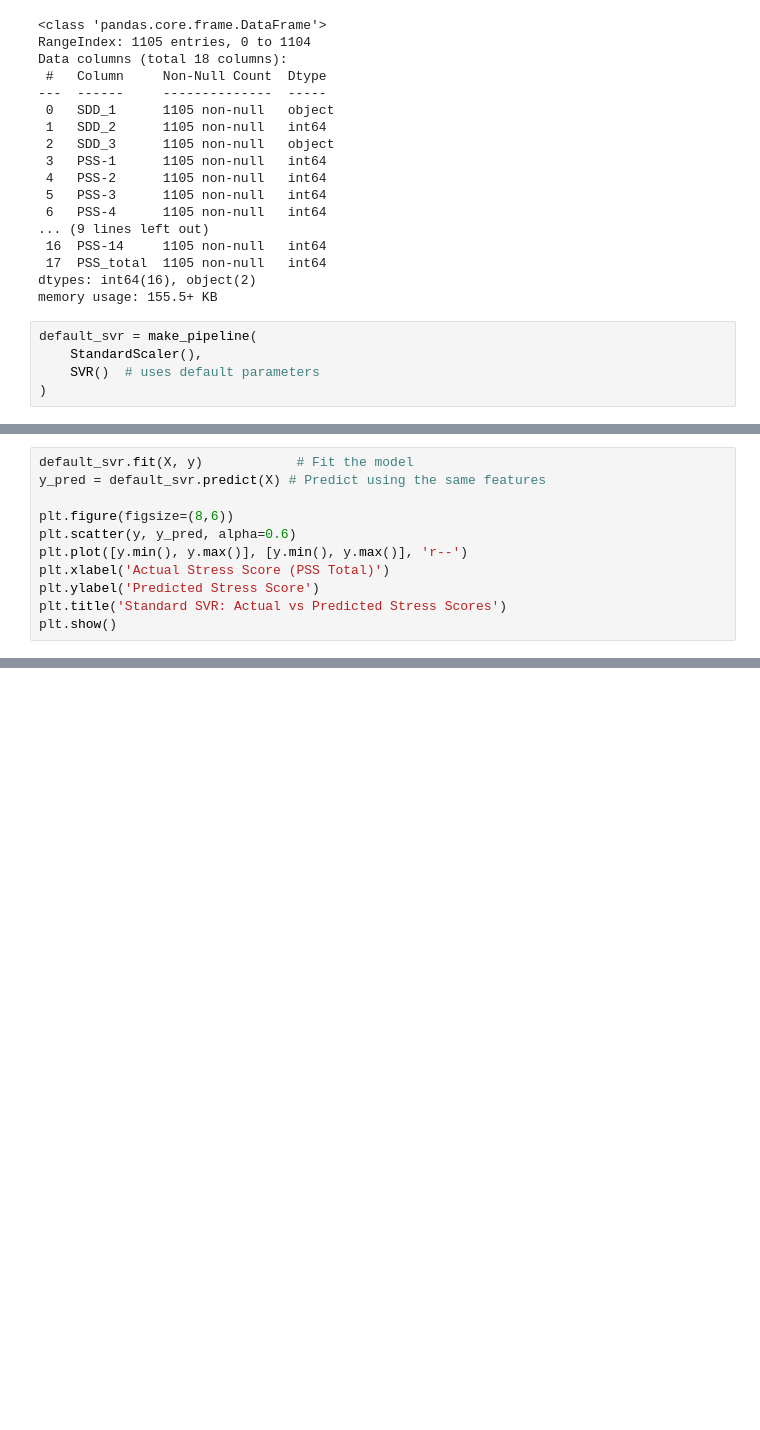
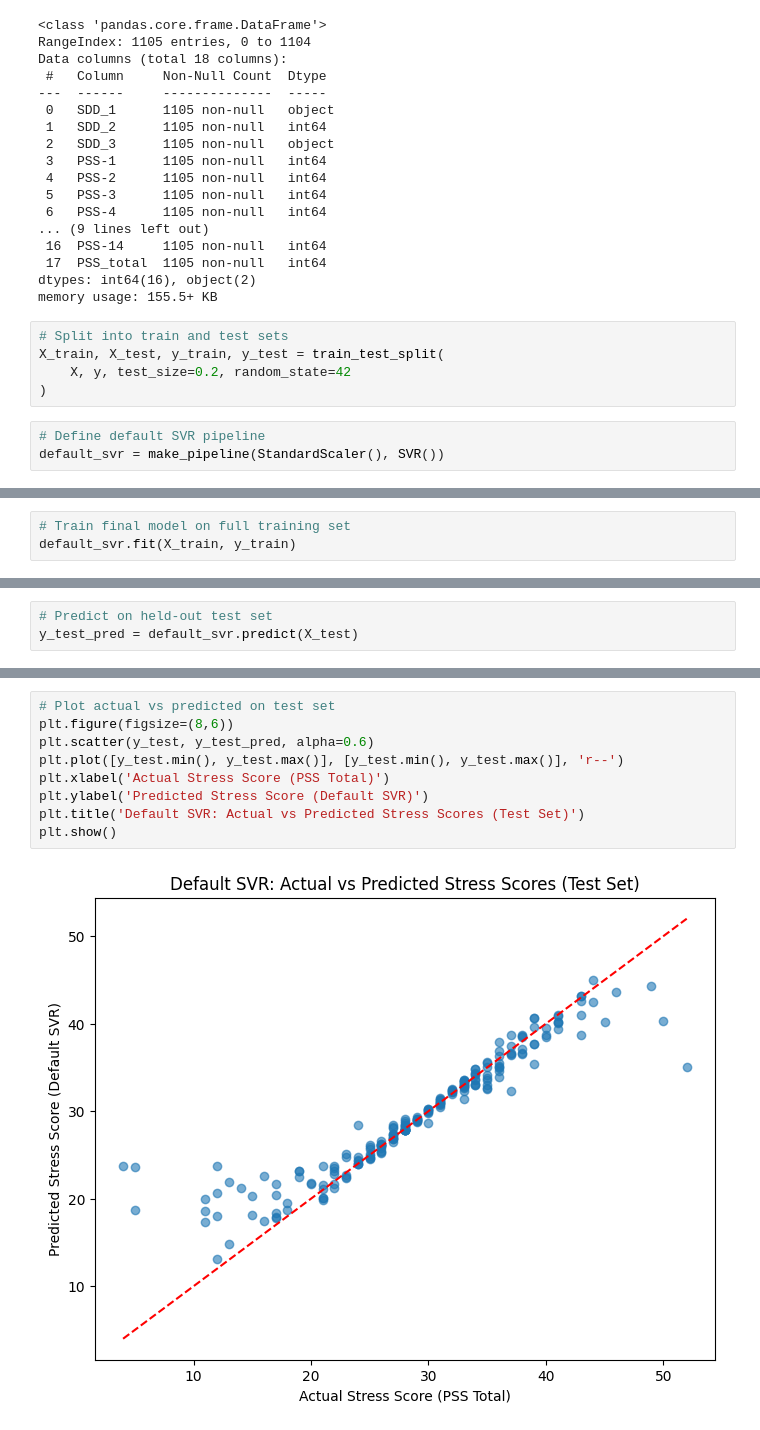
Before and after one commit to Alglenrey/STRESS-PREDICTION, a Jupyter notebook: Baseline Models/SVR.ipynb, the cells around one changed output, grey strips where cells are left out. Cells and saved outputs as stored; diff of their text form; blank space fills up the shorter version.

```diff
--- a/Baseline Models/SVR.ipynb
+++ b/Baseline Models/SVR.ipynb
@@ -68,9 +69,12 @@ Data columns (total 18 columns):
  17  PSS_total  1105 non-null   int64
 dtypes: int64(16), object(2)
 memory usage: 155.5+ KB
+# %%
+# Split into train and test sets
+X_train, X_test, y_train, y_test = train_test_split(
+    X, y, test_size=0.2, random_state=42
+)
 # %%
-default_svr = make_pipeline(
-    StandardScaler(),
-    SVR()  # uses default parameters
-)
+# Define default SVR pipeline
+default_svr = make_pipeline(StandardScaler(), SVR())
 # %%
@@ -92,12 +94,4 @@ Default SVR Average R^2: 0.8878506209791613
 # %%
-default_svr.fit(X, y)            # Fit the model
-y_pred = default_svr.predict(X) # Predict using the same features
-
-plt.figure(figsize=(8,6))
-plt.scatter(y, y_pred, alpha=0.6)
-plt.plot([y.min(), y.max()], [y.min(), y.max()], 'r--')
-plt.xlabel('Actual Stress Score (PSS Total)')
-plt.ylabel('Predicted Stress Score')
-plt.title('Standard SVR: Actual vs Predicted Stress Scores')
-plt.show()
+# Train final model on full training set
+default_svr.fit(X_train, y_train)
 # %% [output]
@@ -104,0 +99,3 @@ plt.show()
+# %%
+# Predict on held-out test set
+y_test_pred = default_svr.predict(X_test)
@@ -104,0 +115,11 @@ plt.show()
+# %%
+# Plot actual vs predicted on test set
+plt.figure(figsize=(8,6))
+plt.scatter(y_test, y_test_pred, alpha=0.6)
+plt.plot([y_test.min(), y_test.max()], [y_test.min(), y_test.max()], 'r--')
+plt.xlabel('Actual Stress Score (PSS Total)')
+plt.ylabel('Predicted Stress Score (Default SVR)')
+plt.title('Default SVR: Actual vs Predicted Stress Scores (Test Set)')
+plt.show()
+# %% [output]
+[figure, added]
```
Also changed, not shown: parts of 4 cells of this notebook, 6 other files.
